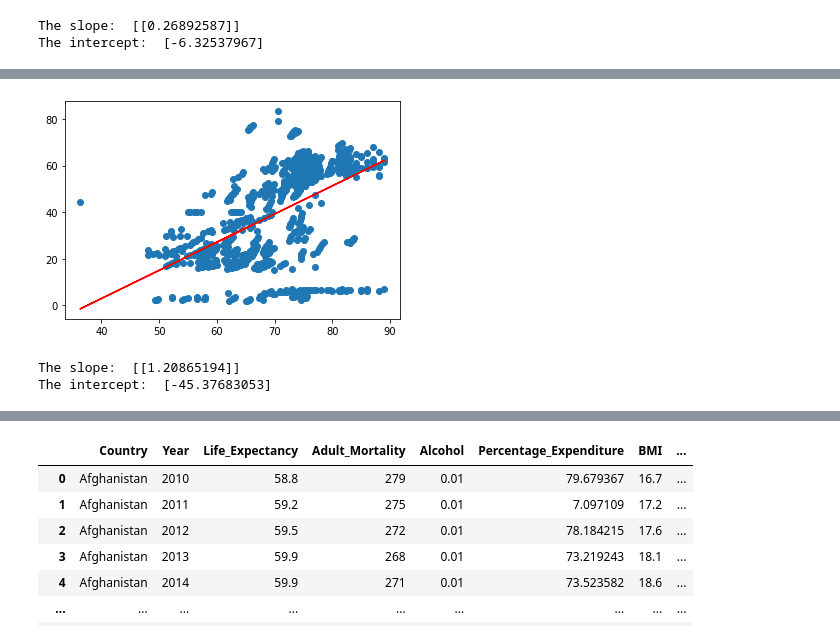
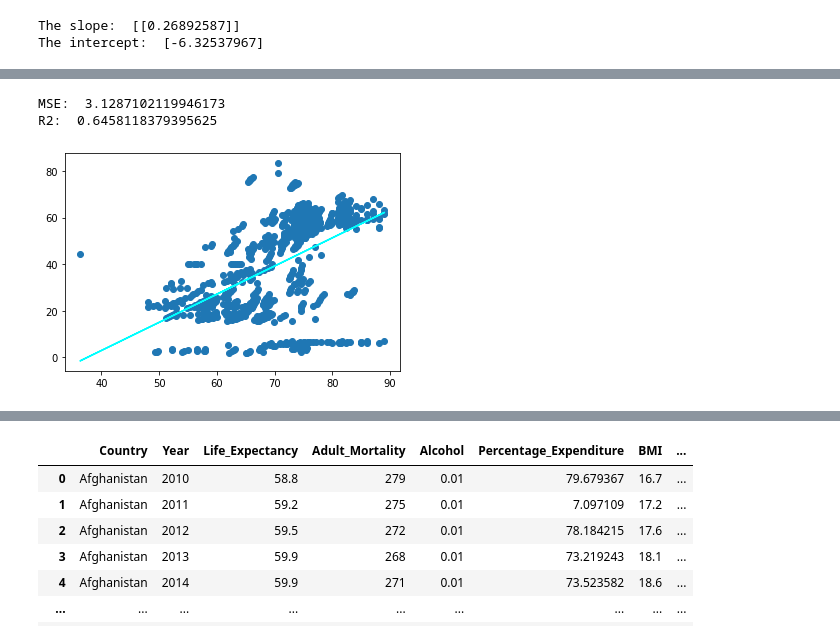
Before and after one commit to MugdhaYada/my_projects-IDS, a Jupyter notebook: HW3/Project_3.ipynb, the cells around one changed output, grey strips where cells are left out. Cells and saved outputs as stored; diff of their text form; code cells hidden in the pictures.

```diff
--- a/HW3/Project_3.ipynb
+++ b/HW3/Project_3.ipynb
@@ -181,19 +204,21 @@ The intercept:  [-6.32537967]
+# %%
+from sklearn.metrics import mean_squared_error, r2_score
+
+print("MSE: ", mean_squared_error(Y, Y_pred))
+print("R2: ", r2_score(Y, Y_pred))
+# %% [output]
+MSE:  3.1287102119946173
+R2:  0.6458118379395625
 # %%
 from sklearn.linear_model import LinearRegression
 import matplotlib.pyplot as plot
 X = LifeExpectancydf.loc[:, 'Life_Expectancy'].values.reshape(-1,1)
 Y = LifeExpectancydf.loc[:, 'BMI'].values.reshape(-1,1)
 LRmodel = LinearRegression()
 LRmodel.fit(X, Y)
 Y_pred = LRmodel.predict(X)
 plot.scatter(X, Y)
-plot.plot(X, Y_pred, color='red')
+plot.plot(X, Y_pred, color='cyan')
 plot.show()
 # %% [output]
-[figure, old version]
+[figure, new version]
-# %%
-print("The slope: ", LRmodel.coef_)
-print("The intercept: ", LRmodel.intercept_)
-# %% [output]
-The slope:  [[1.20865194]]
-The intercept:  [-45.37683053]
```
Also changed, not shown: parts of 13 cells of this notebook.
